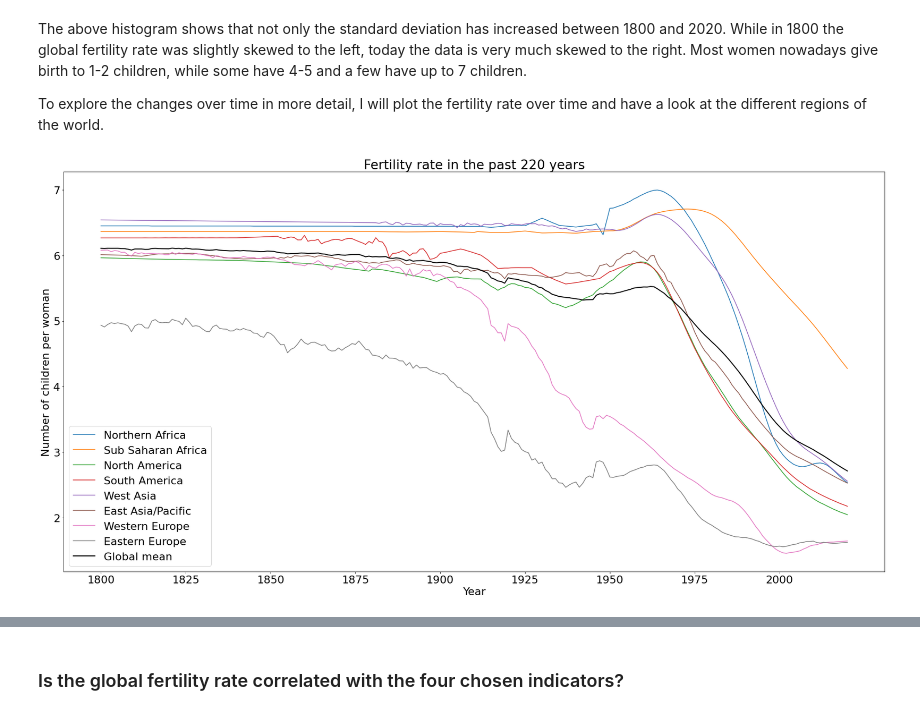
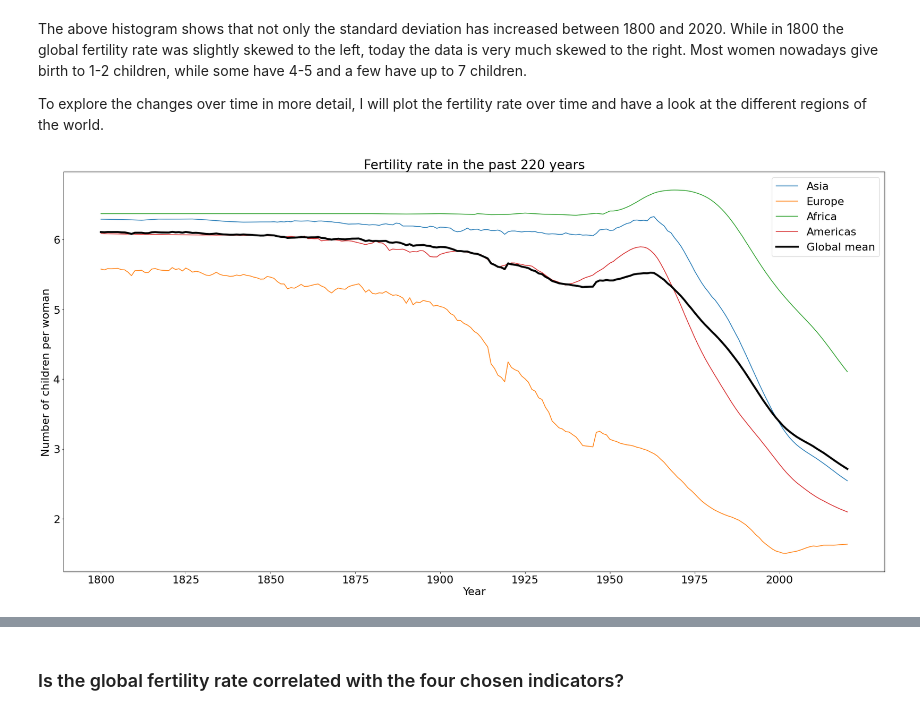
Before and after one commit to zoraaroz/global-fertility-rate, a Jupyter notebook: global-fertility-rate.ipynb, the cells around one changed output, grey strips where cells are left out. Saved outputs shown, nothing was run; the diff lists cells and outputs as text; code cells hidden in the pictures.

```diff
--- a/global-fertility-rate.ipynb
+++ b/global-fertility-rate.ipynb
@@ -257,7 +257,7 @@ df_mortality_2020 = df_mortality_raw.drop(df_mortality_raw.columns[222:],axis=1)
 df_income_2020 = df_income_raw.drop(df_income_raw.columns[222:],axis=1)
 # %%
 # 2. re-write geography data frame, only keeping country and eight_regions
-df_geo_large = df_geo_raw[['name','eight_regions']]
+df_geo_large = df_geo_raw[['name','four_regions']]
 df_geo_large = df_geo_large.rename(columns={'name':'country'})
 # %%
 # 3. merge data frames with region categories
@@ -268,10 +268,11 @@ df_edu_cat = pd.merge(df_geo_large, df_edu_raw, on="country", how="inner")
 df_urban_cat = pd.merge(df_geo_large, df_urban_raw, on="country", how="inner")
 # %%
 # 4a. make sure the same countries are used in all data frames
-df_geo_1 = pd.merge(df_fertility_cat.country,df_mortality_cat.country, on="country", how="inner")
-df_geo_2 = pd.merge(df_geo_1,df_income_cat.country, on="country", how="inner")
-df_geo_3 = pd.merge(df_geo_2,df_edu_cat.country, on="country", how="inner")
-df_geo = pd.merge(df_geo_3,df_urban_cat.country, on="country", how="inner")
+df_geo_1 = pd.merge(df_geo_large, df_fertility_cat.country, on="country", how="inner")
+df_geo_2 = pd.merge(df_geo_1, df_mortality_cat.country, on="country", how="inner")
+df_geo_3 = pd.merge(df_geo_2, df_income_cat.country, on="country", how="inner")
+df_geo_4 = pd.merge(df_geo_3, df_edu_cat.country, on="country", how="inner")
+df_geo = pd.merge(df_geo_4, df_urban_cat.country, on="country", how="inner")
 # %%
 # 4b. filter data and reset each index
 countries = df_geo.country
@@ -321,18 +324,18 @@ The above histogram shows that not only the standard deviation has increased bet
 
 To explore the changes over time in more detail, I will plot the fertility rate over time and have a look at the different regions of the world.
 # %%
-regions = ['Northern Africa','Sub Saharan Africa','North America','South America','West Asia','East Asia/Pacific','Western Europe','Eastern Europe']
 plt.figure(figsize=(30,15))
 plt.rcParams.update({'font.size': 22})
-for r in range(len(regions)):
-    plt.plot(np.arange(221), df_fertility.groupby('eight_regions').mean().iloc[r], label=regions[r]);
 
-plt.plot(np.arange(221), df_fertility.mean(), label='Global mean', linewidth=2, color='black');
+for r in df_geo['four_regions'].unique():
+    plt.plot(df_fertility.groupby('four_regions').mean().loc[r], label=r.title());
+plt.plot(df_fertility.mean(), label='Global mean', linewidth=4, color='black');
+
 plt.xticks(np.linspace(0,200,num=9), ['1800','1825','1850','1875','1900','1925','1950','1975','2000']);
 plt.title('Fertility rate in the past 220 years')
 plt.xlabel('Year')
 plt.ylabel('Number of children per woman')
 plt.legend();
 # %% [output]
-[figure, old version]
+[figure, new version]
 # %% [markdown]
```
Also changed, not shown: parts of 11 cells of this notebook.
